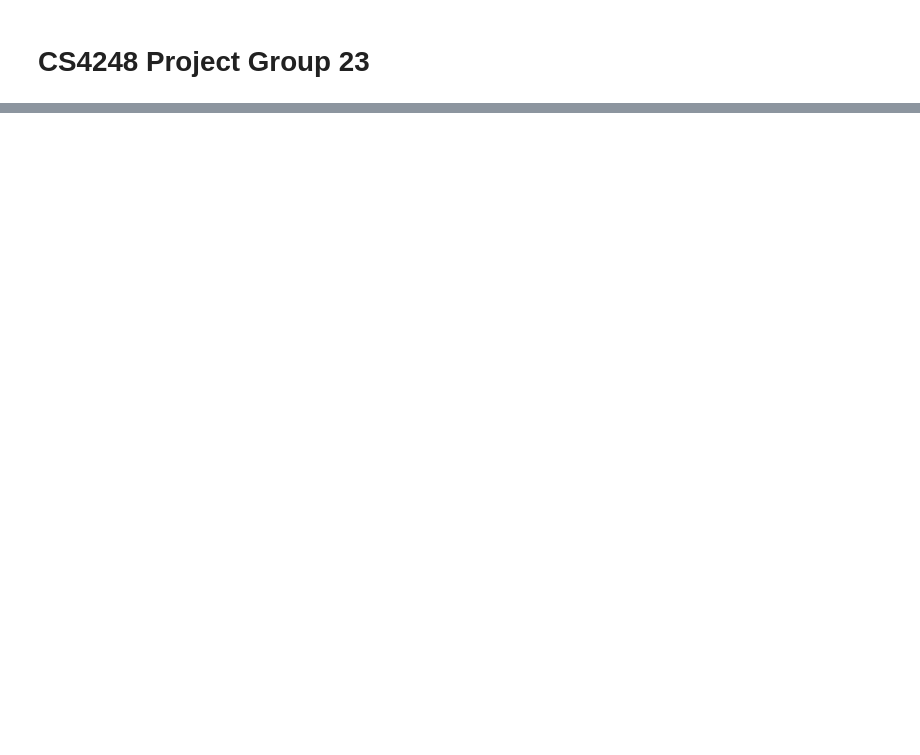
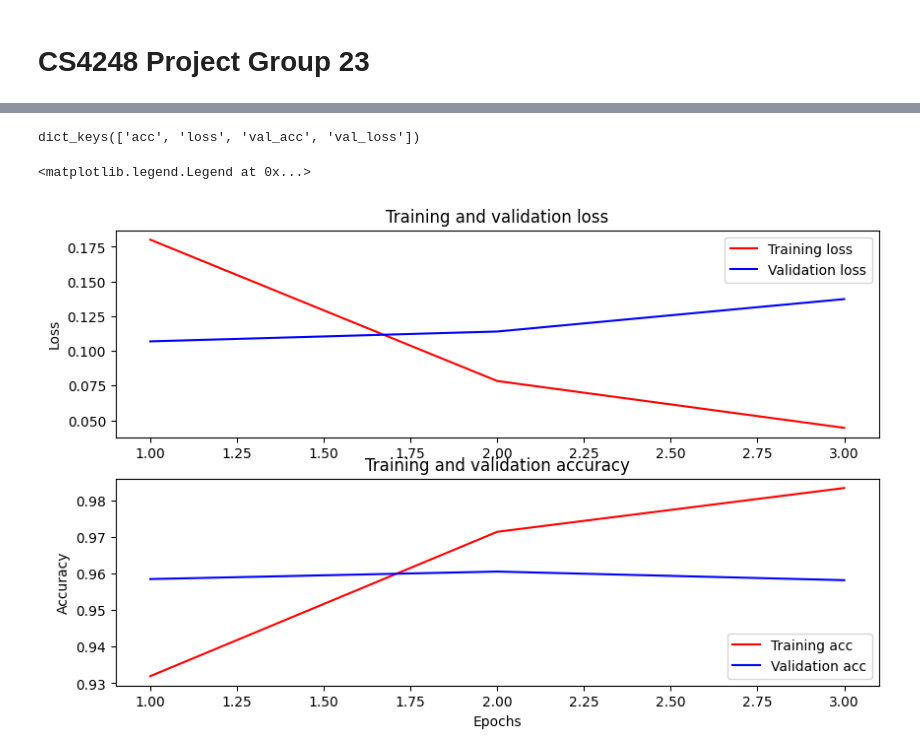
Before and after one commit to justintanyf/CS4248-Project-Group23, a Jupyter notebook: CS4248_LSTM.ipynb, the cells around one changed output, grey strips where cells are left out. Cells and saved outputs as stored; diff of their text form; code cells hidden in the pictures; blank space fills up the shorter version.

Commit message:
updated lstm code

```diff
--- a/CS4248_LSTM.ipynb
+++ b/CS4248_LSTM.ipynb
@@ -12,7 +8,11 @@ import tensorflow as tf
 # %%
-train = pd.read_csv("/kaggle/input/raw-data/raw_data/fulltrain.csv")
+train = pd.read_csv("raw_data/fulltrain.csv")
 x_train = train.iloc[:, 1].values
 y_train = train.iloc[:, 0].values == 4 # true => trusted
+
+#val-train split
+from sklearn.model_selection import train_test_split
+x_train, x_val, y_train, y_val = train_test_split(x_train, y_train, test_size=0.2, random_state=42)
 # %%
 # References
 
@@ -22,17 +22,19 @@ y_train = train.iloc[:, 0].values == 4 # true => trusted
 from tensorflow.keras.models import Sequential
 from tensorflow.keras.layers import TextVectorization, Embedding, LSTM, Dense, Bidirectional
 
-VOCAB_SIZE = 2000
-EMBEDDING_DIM = 50
+VOCAB_SIZE = 5000
+EMBEDDING_DIM = 100
+MAX_SEQUENCE_LENGTH = 200
 encoder = tf.keras.layers.TextVectorization(
+    output_sequence_length=MAX_SEQUENCE_LENGTH,
     max_tokens=VOCAB_SIZE)
 encoder.adapt(x_train)
 
 model = Sequential([
     encoder,
     Embedding(VOCAB_SIZE, EMBEDDING_DIM, mask_zero=True),
-    Bidirectional(LSTM(16)),
-    Dense(64, activation='relu'),
+    Bidirectional(LSTM(64)),
+    Dense(256, activation='relu'),
     Dense(1, activation='sigmoid')
 ])
 
@@ -59,6 +63,5 @@ Model: "sequential"
 # %%
 model.compile(optimizer='adam',loss='binary_crossentropy',metrics=['acc'])
 # %%
-history = model.fit(x_train, y_train, batch_size = 16)
-y_pred = model.predict(x_train)
+history = model.fit(x_train, y_train, batch_size = 32, epochs = 3, validation_data=(x_val, y_val))
 # %% [output]
@@ -66,2 +75,37 @@ y_pred = model.predict(x_train)
+# %%
+import matplotlib.pyplot as plt
+history_dict = history.history
+print(history_dict.keys())
+
+acc = history_dict['acc']
+val_acc = history_dict['val_acc']
+loss = history_dict['loss']
+val_loss = history_dict['val_loss']
+
+epochs = range(1, len(acc) + 1)
+fig = plt.figure(figsize=(10, 6))
+fig.tight_layout()
+
+plt.subplot(2, 1, 1)
+# r is for "solid red line"
+plt.plot(epochs, loss, 'r', label='Training loss')
+# b is for "solid blue line"
+plt.plot(epochs, val_loss, 'b', label='Validation loss')
+plt.title('Training and validation loss')
+# plt.xlabel('Epochs')
+plt.ylabel('Loss')
+plt.legend()
+
+plt.subplot(2, 1, 2)
+plt.plot(epochs, acc, 'r', label='Training acc')
+plt.plot(epochs, val_acc, 'b', label='Validation acc')
+plt.title('Training and validation accuracy')
+plt.xlabel('Epochs')
+plt.ylabel('Accuracy')
+plt.legend(loc='lower right')
+# %% [output]
+dict_keys(['acc', 'loss', 'val_acc', 'val_loss'])
+<matplotlib.legend.Legend at 0x...>
+[figure, added]
 # %%
 # get the training error
```
Also changed, not shown: parts of 5 cells of this notebook.
